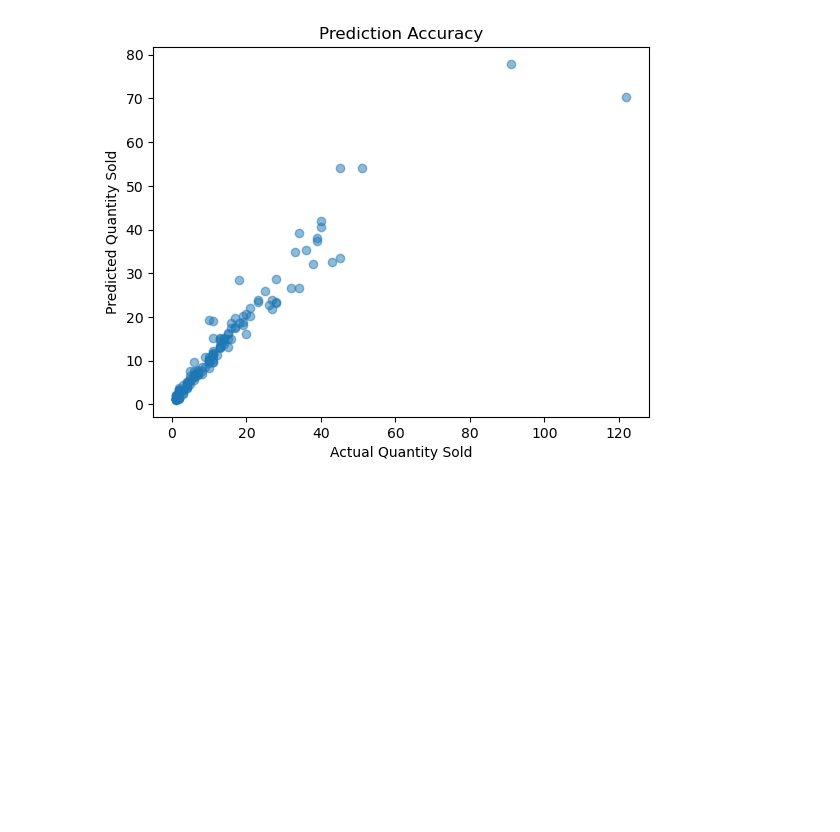
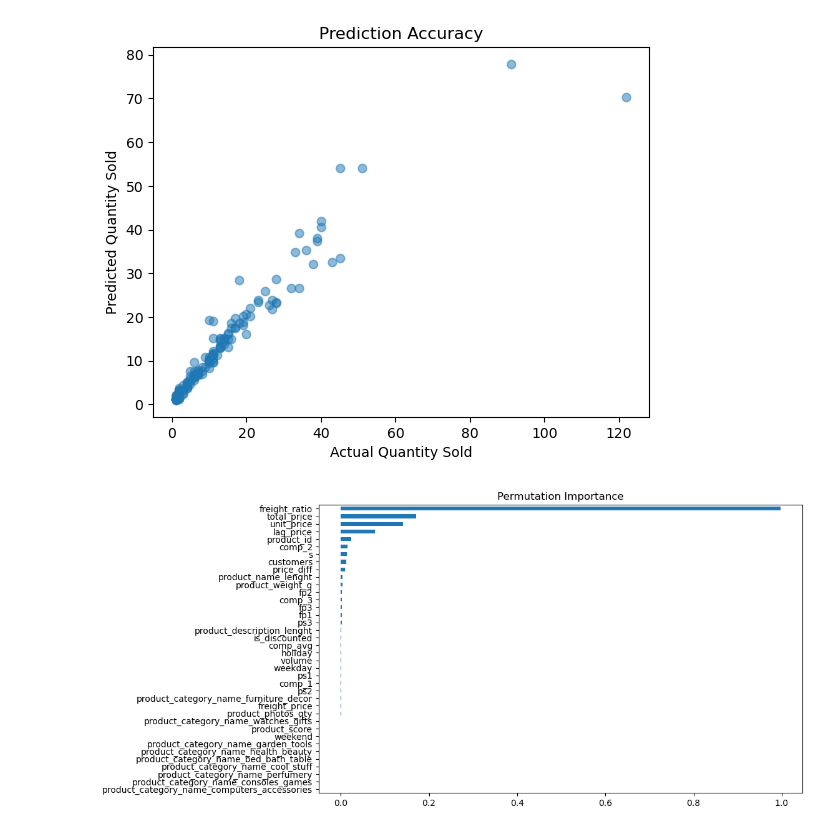
Before and after one commit to Godwin-Oti/Retail-Price-Strategy-Forecasting, a Jupyter notebook: retail.ipynb, the cells around one changed output. Cells and saved outputs as stored; diff of their text form; code cells hidden in the pictures; blank space fills up the shorter version.

```diff
--- a/retail.ipynb
+++ b/retail.ipynb
@@ -412,3 +412,16 @@ plt.title("Prediction Accuracy")
 plt.show()
 # %% [output]
 [figure]
+# %%
+from sklearn.inspection import permutation_importance
+
+# Get feature importances
+result = permutation_importance(model, X_test, y_test, n_repeats=10, random_state=42)
+
+# Display sorted importances
+importances = pd.Series(result.importances_mean, index=X_test.columns)
+importances.sort_values(ascending=False).plot(kind='barh', figsize=(10, 6), title="Permutation Importance")
+plt.gca().invert_yaxis()
+plt.show()
+# %% [output]
+[figure, added]
```
Also changed, not shown: parts of 3 cells of this notebook, 2 other files.
